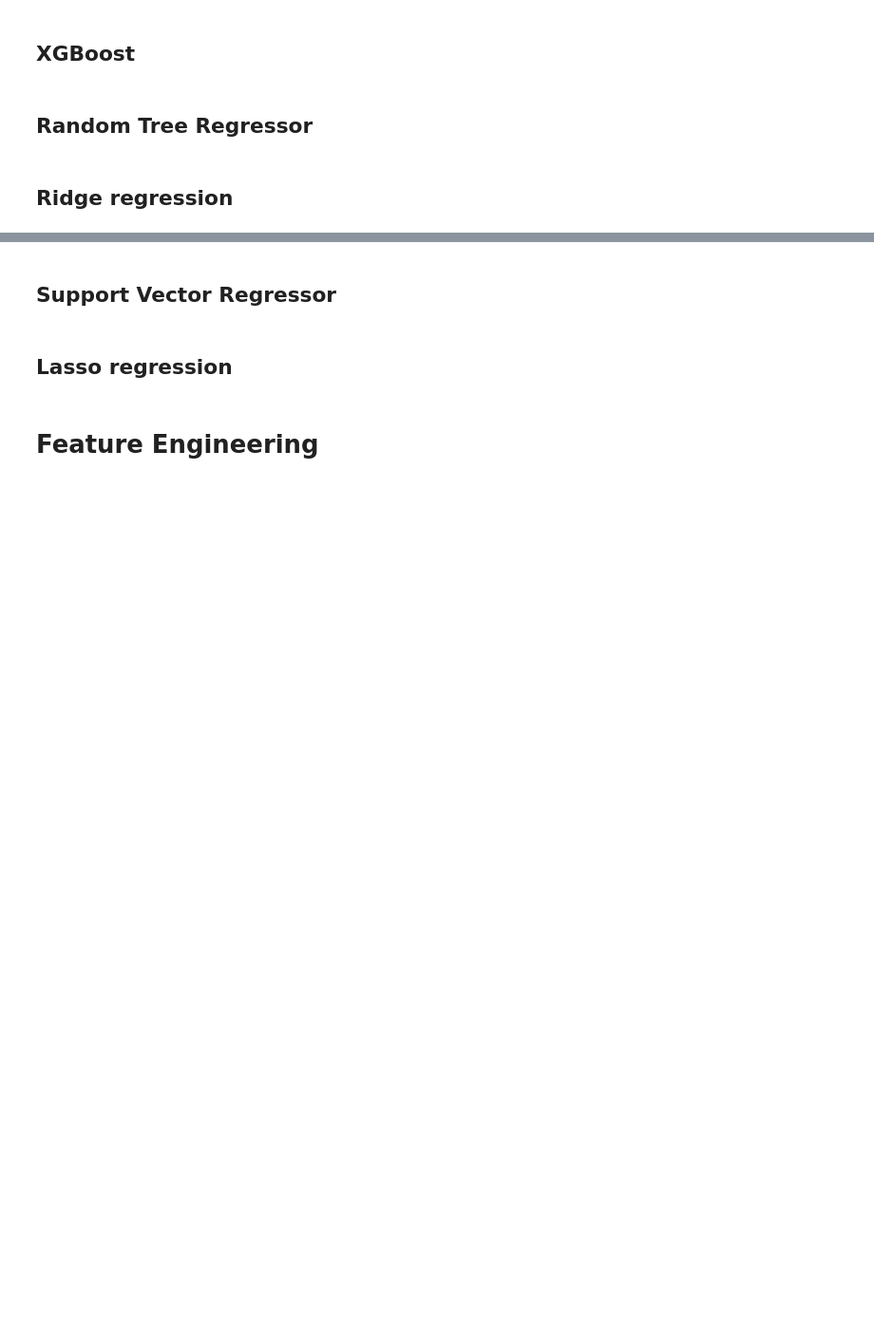
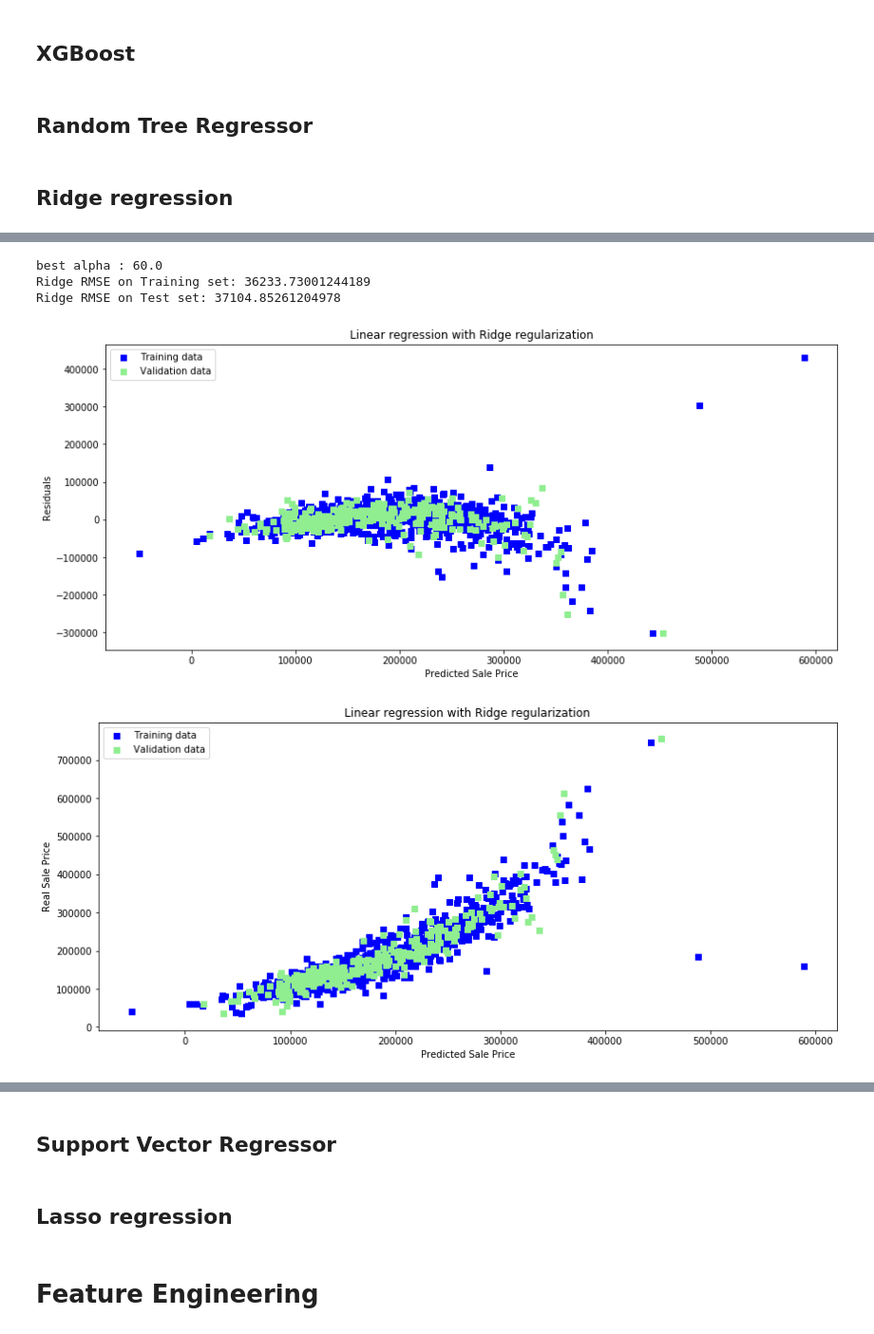
Before and after one commit to lijq33/Data-mining, a Jupyter notebook: Data Mining Assignment.ipynb, the cells around one changed output, grey strips where cells are left out. Shown at 95% size. Saved outputs shown, nothing was run; the diff lists cells and outputs as text; code cells hidden in the pictures; blank space fills up the shorter version.

```diff
--- a/Data Mining Assignment.ipynb
+++ b/Data Mining Assignment.ipynb
@@ -541,0 +597,80 @@ X_train, X_Valid, y_train, y_valid = train_test_split(X, y, test_size = 0.2, ran
+# %%
+ridge = Ridge()
+alphas_1 = [0.01, 0.03, 0.06, 0.1, 0.3, 0.6, 1, 3, 6, 10, 30, 60]
+
+
+ridge = RidgeCV(alphas_1)
+
+ridge.fit(X_train, y_train)
+alpha = ridge.alpha_
+
+alphas_2 = [alpha *.6, alpha *.65, alpha *.7, alpha *.8, alpha*.9, alpha*.95, alpha, alpha *1.1,
+                         alpha *1.25, alpha*1.3, alpha*1.35, alpha*1.4]
+
+ridge.fit(X_train, y_train)
+alpha = ridge.alpha_
+print('best alpha : {}'.format(alpha))
+
+
+print("Ridge RMSE on Training set: {}".format(rmse_cv_train(ridge).mean()))
+print("Ridge RMSE on Test set: {}".format(rmse_cv_test(ridge).mean()))
+y_train_rdg = ridge.predict(X_train)
+y_test_rdg = ridge.predict(X_Valid)
+
+
+# Plot residuals
+plt.figure(figsize=(14,6))
+plt.scatter(y_train_rdg, y_train_rdg - y_train, c = "blue", marker = "s", label = "Training data")
+plt.scatter(y_test_rdg, y_test_rdg - y_valid, c = "lightgreen", marker = "s", label = "Validation data")
+plt.title("Linear regression with Ridge regularization")
+plt.xlabel("Predicted Sale Price")
+plt.ylabel("Residuals")
+plt.legend(loc = "upper left")
+plt.hlines(y = 0, xmin = 10.5, xmax = 13.5, color = "red")
+plt.show()
+
+# Plot Predictions
+plt.figure(figsize=(14,6))
+plt.scatter(y_train_rdg, y_train, c = "blue", marker = "s", label = "Training data")
+plt.scatter(y_test_rdg, y_valid, c = "lightgreen", marker = "s", label = "Validation data")
+plt.title("Linear regression with Ridge regularization")
+plt.xlabel("Predicted Sale Price")
+plt.ylabel("Real Sale Price")
+plt.legend(loc = "upper left")
+# plt.hlines(y = 0, xmin = 10.5, xmax = 13.5, color = "red")
+plt.show()
+
+# Plot important coefficients
+plt.figure(figsize=(14,6))
+coefs = pd.Series(ridge.coef_)
+print("Ridge picked " + str(sum(coefs != 0)) + " features and eliminated the other " + \
+      str(sum(coefs == 0)) + " features")
+imp_coefs = pd.concat([coefs.sort_values().head(10),
+                       coefs.sort_values().tail(10)])
+imp_coefs.plot(kind="barh")
+plt.title("Coefficients in the Ridge Model")
+plt.tight_layout()
+plt.show()
+
+# ridge_regressor.fit(X_train,y_train)
+
+# print("Best alpha parameter : ", ridge.best_params_)
+# print("Best Score : ", ridge.best_score_)
+
+# # ridge_regressor = GridSearchCV(ridge, alphas_2, scoring=scorer, cv=10)
+
+# ridge = RidgeCV(alphas = [alpha *.6, alpha *.65, alpha *.7, alpha *.8, alpha*.9, alpha*.95, alpha, alpha *1.1,
+#                          alpha *1.25, alpha*1.3, alpha*1.35, alpha*1.4])
+# ridge.fit(X_train, y_train)
+# alpha = ridge.alpha_
+
+# ridge_regressor.fit(X_train,y_train)
+
+# print("Best alpha parameter : ", ridge_regressor.best_params_)
+# print("Best Score : ", ridge_regressor.best_score_)
+# %% [output]
+best alpha : 60.0
+Ridge RMSE on Training set: 36233.73001244189
+Ridge RMSE on Test set: 37104.85261204978
+[figure, added]
+[figure, added]
```
Also changed, not shown: parts of 58 cells of this notebook, 1 other file.
